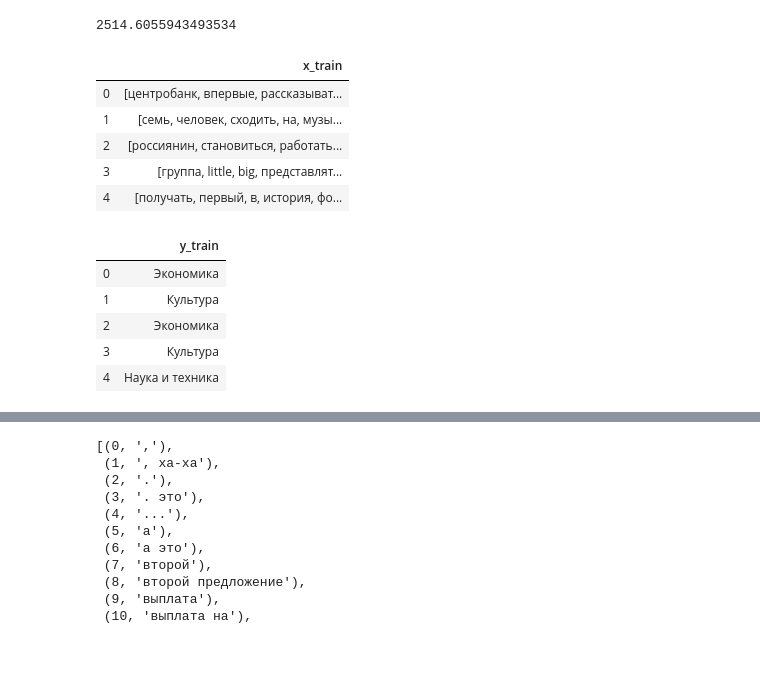
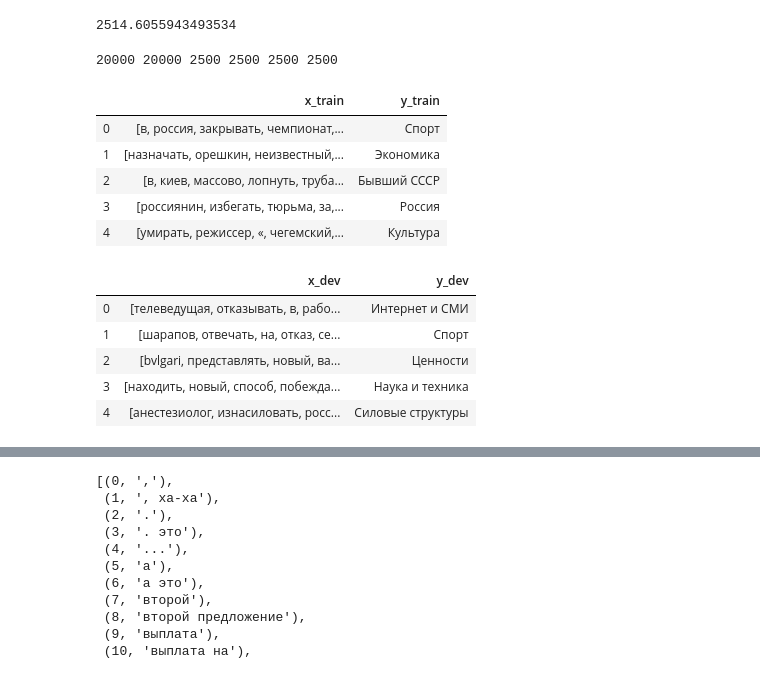
Before and after one commit to buriy/nlp_workshop, a Jupyter notebook: part1.ipynb, the cells around one changed output, grey strips where cells are left out. Saved outputs shown, nothing was run; the diff lists cells and outputs as text; code cells hidden in the pictures.

```diff
--- a/part1.ipynb
+++ b/part1.ipynb
@@ -117,23 +125,25 @@ display(
 # %%
 #train, dev, test
 #20000, 2500, 2500
 from sklearn.model_selection import train_test_split
 X_train, X_dev, y_train, y_dev = train_test_split([_[0] for _ in dataset],
                                                   [_[1] for _ in dataset], test_size=2500, random_state=42)
-display(pandas.DataFrame([[x] for x in X_train[:5]], columns=['x_train']),
-        pandas.DataFrame(y_train[:5], columns=['y_train']))
 X_train, X_test, y_train, y_test = train_test_split(X_train,
                                                     y_train, test_size=2500, random_state=42)
+print(len(X_train), len(y_train), len(X_dev), len(y_dev), len(X_test), len(y_test))
+display(pandas.DataFrame(zip(X_train[:5], y_train[:5]), columns=['x_train', 'y_train']))
+display(pandas.DataFrame(zip(X_dev[:5], y_dev[:5]), columns=['x_dev', 'y_dev']))
 # %% [output]
+20000 20000 2500 2500 2500 2500
-|  | x_train |
-| 0 | [центробанк, впервые, рассказыват... |
-| 1 | [семь, человек, сходить, на, музы... |
-| 2 | [россиянин, становиться, работать... |
-| 3 | [группа, little, big, представлят... |
-| 4 | [получать, первый, в, история, фо... |
+|  | x_train | y_train |
+| 0 | [в, россия, закрывать, чемпионат,... | Спорт |
+| 1 | [назначать, орешкин, неизвестный,... | Экономика |
+| 2 | [в, киев, массово, лопнуть, труба... | Бывший СССР |
+| 3 | [россиянин, избегать, тюрьма, за,... | Россия |
+| 4 | [умирать, режиссер, «, чегемский,... | Культура |
-|  | y_train |
-| 0 | Экономика |
-| 1 | Культура |
-| 2 | Экономика |
-| 3 | Культура |
-| 4 | Наука и техника |
+|  | x_dev | y_dev |
+| 0 | [телеведущая, отказывать, в, рабо... | Интернет и СМИ |
+| 1 | [шарапов, отвечать, на, отказ, се... | Спорт |
+| 2 | [bvlgari, представлять, новый, ва... | Ценности |
+| 3 | [находить, новый, способ, побежда... | Наука и техника |
+| 4 | [анестезиолог, изнасиловать, росс... | Силовые структуры |
```
Also changed, not shown: parts of 6 cells of this notebook, 5 other files.
